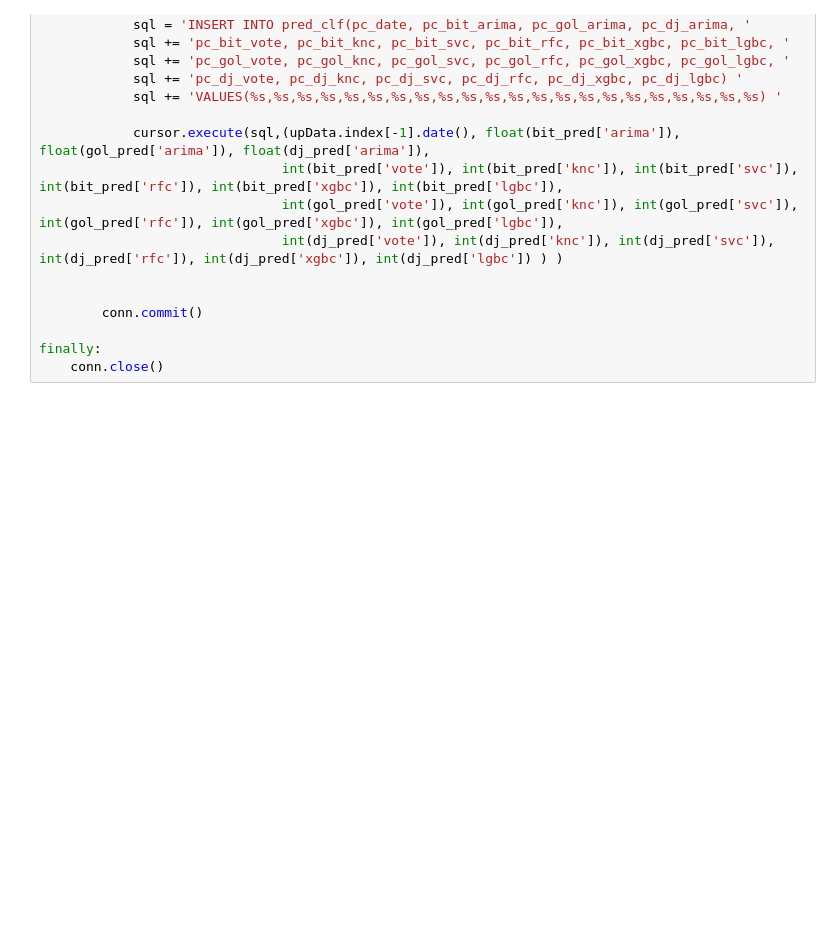
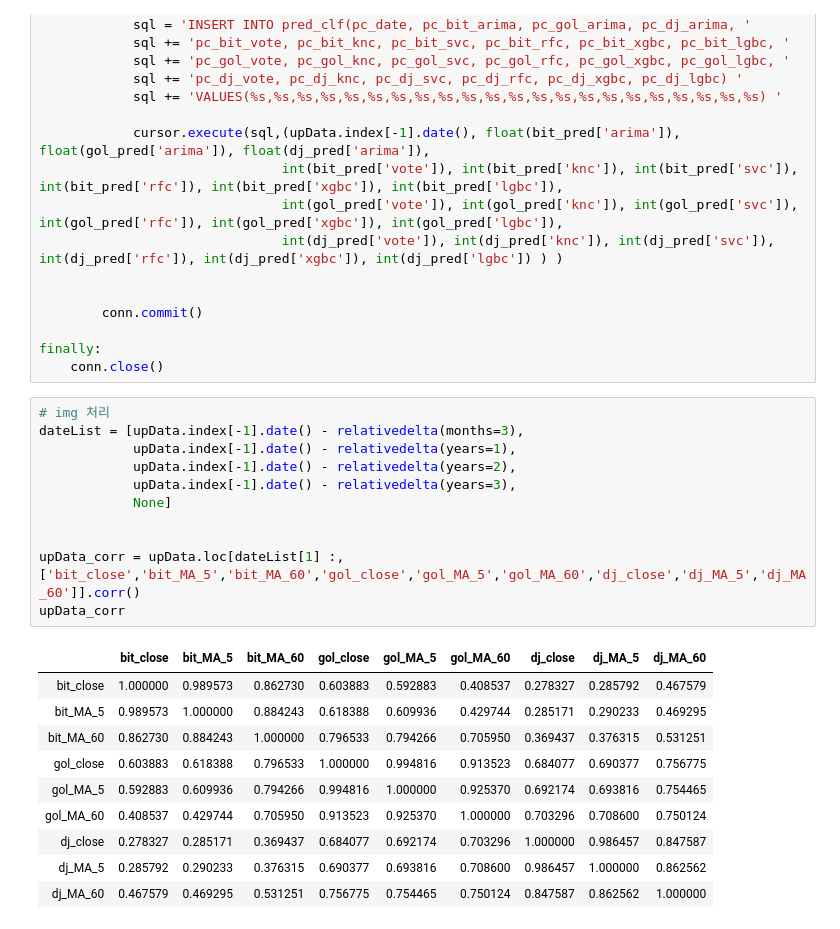
Before and after one commit to florentious/Python_Fundamental, a Jupyter notebook: cryptocurrency/data classification by voting.ipynb, the cells around one changed output. Saved outputs shown, nothing was run; the diff lists cells and outputs as text; blank space fills up the shorter version.

```diff
--- a/cryptocurrency/data classification by voting.ipynb
+++ b/cryptocurrency/data classification by voting.ipynb
@@ -847,3 +857,25 @@ try:
 
 finally:
     conn.close()
+# %%
+# img 처리
+dateList = [upData.index[-1].date() - relativedelta(months=3),
+            upData.index[-1].date() - relativedelta(years=1),
+            upData.index[-1].date() - relativedelta(years=2),
+            upData.index[-1].date() - relativedelta(years=3),
+            None]
+
+
+upData_corr = upData.loc[dateList[1] :,['bit_close','bit_MA_5','bit_MA_60','gol_close','gol_MA_5','gol_MA_60','dj_close','dj_MA_5','dj_MA_60']].corr()
+upData_corr
+# %% [output]
+|  | bit_close | bit_MA_5 | bit_MA_60 | gol_close | gol_MA_5 | gol_MA_60 | dj_close | dj_MA_5 | dj_MA_60 |
+| bit_close | 1.000000 | 0.989573 | 0.862730 | 0.603883 | 0.592883 | 0.408537 | 0.278327 | 0.285792 | 0.467579 |
+| bit_MA_5 | 0.989573 | 1.000000 | 0.884243 | 0.618388 | 0.609936 | 0.429744 | 0.285171 | 0.290233 | 0.469295 |
+| bit_MA_60 | 0.862730 | 0.884243 | 1.000000 | 0.796533 | 0.794266 | 0.705950 | 0.369437 | 0.376315 | 0.531251 |
+| gol_close | 0.603883 | 0.618388 | 0.796533 | 1.000000 | 0.994816 | 0.913523 | 0.684077 | 0.690377 | 0.756775 |
+| gol_MA_5 | 0.592883 | 0.609936 | 0.794266 | 0.994816 | 1.000000 | 0.925370 | 0.692174 | 0.693816 | 0.754465 |
+| gol_MA_60 | 0.408537 | 0.429744 | 0.705950 | 0.913523 | 0.925370 | 1.000000 | 0.703296 | 0.708600 | 0.750124 |
+| dj_close | 0.278327 | 0.285171 | 0.369437 | 0.684077 | 0.692174 | 0.703296 | 1.000000 | 0.986457 | 0.847587 |
+| dj_MA_5 | 0.285792 | 0.290233 | 0.376315 | 0.690377 | 0.693816 | 0.708600 | 0.986457 | 1.000000 | 0.862562 |
+| dj_MA_60 | 0.467579 | 0.469295 | 0.531251 | 0.756775 | 0.754465 | 0.750124 | 0.847587 | 0.862562 | 1.000000 |
```
Also changed, not shown: parts of 8 cells of this notebook, 2 other files.
